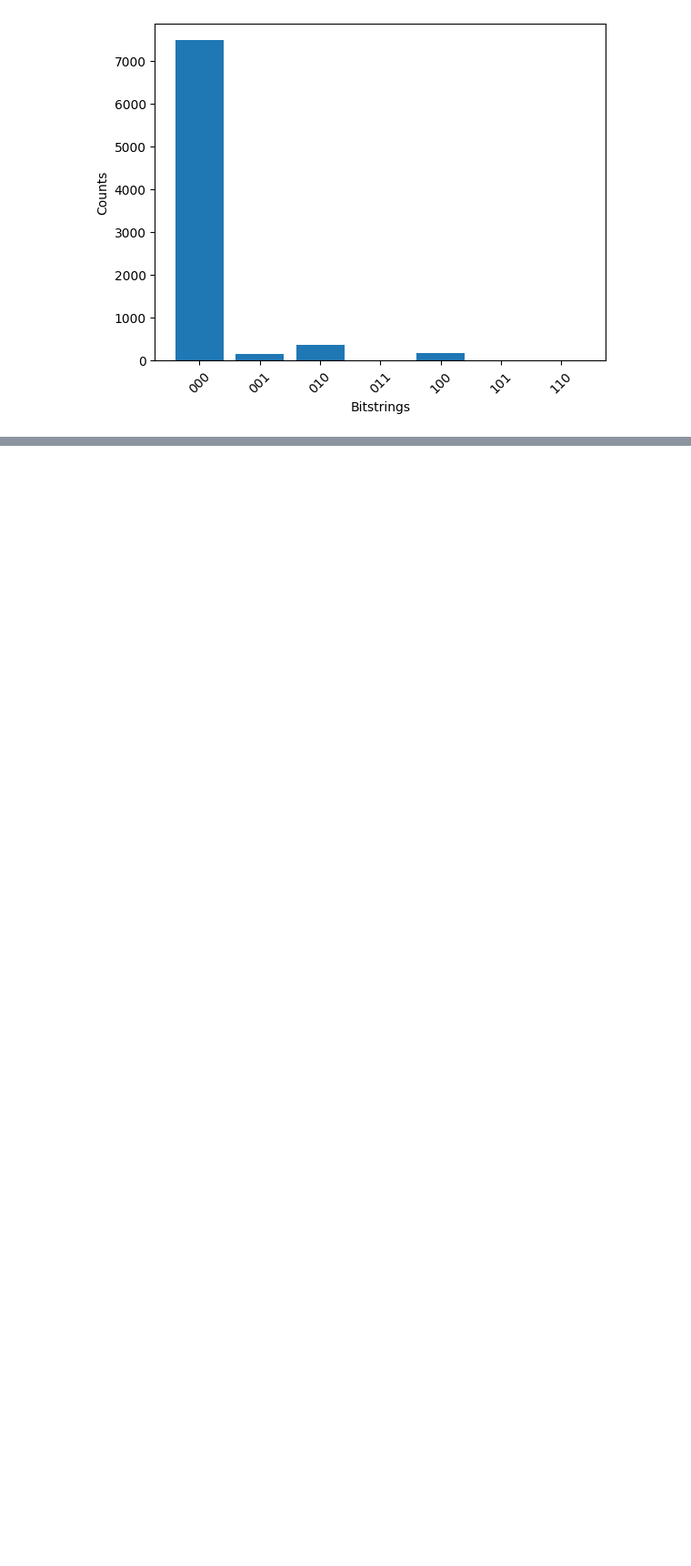
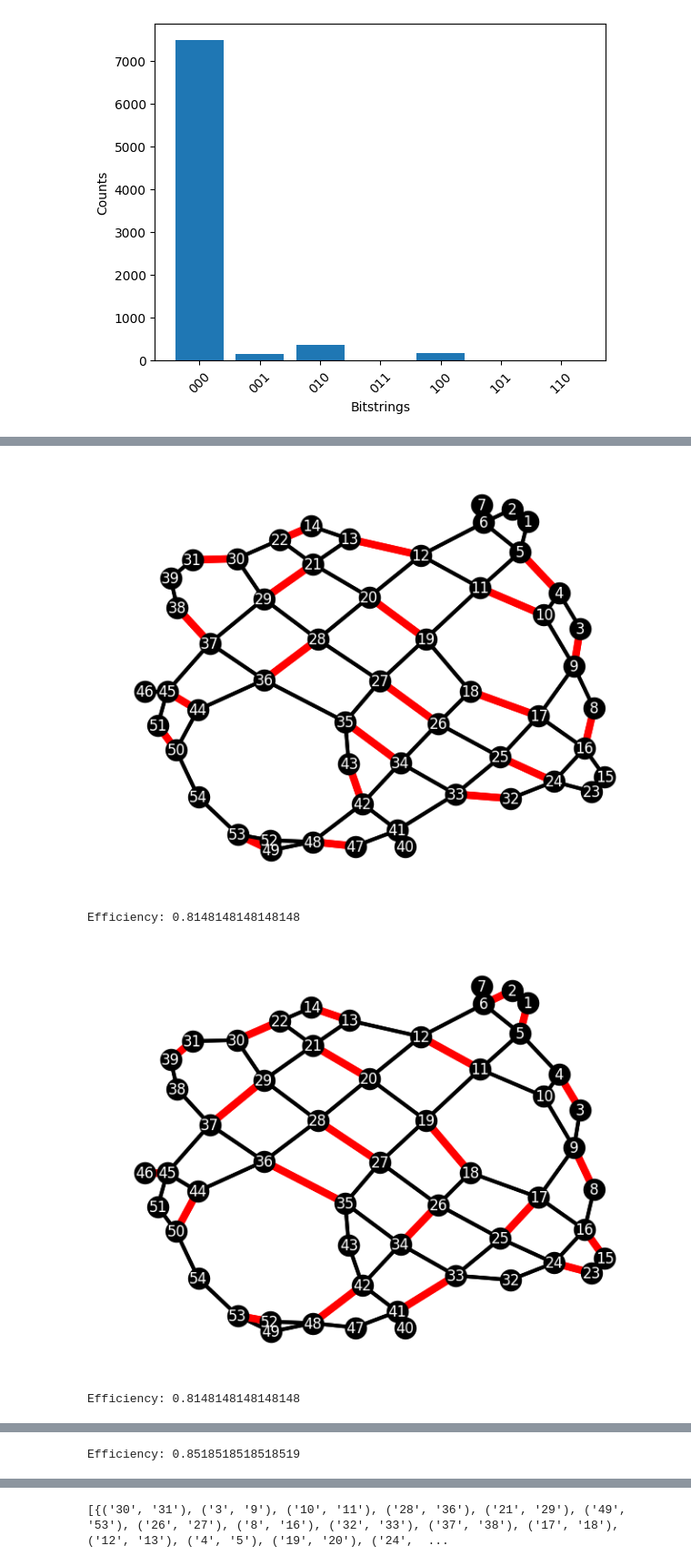
Before and after one commit to judemetcalf111/measurement-test, a Jupyter notebook: Circuit_Defs.ipynb, the cells around one changed output, grey strips where cells are left out. Shown at 91% size. Drawn from its saved outputs; the diff is of its cells as text; code cells hidden in the pictures; blank space fills up the shorter version.

```diff
--- a/Circuit_Defs.ipynb
+++ b/Circuit_Defs.ipynb
@@ -140,3 +146,15 @@ for emulator_counts in [Simple_Flip_emulator_counts,Simple_Identity_emulator_cou
 [figure]
 [figure]
 [figure]
+# %%
+device = AwsDevice(Devices.IQM.Emerald)
+
+execution_windows = device.properties.service.executionWindows
+connectivity_graph = device.properties.paradigm.connectivity
+calibration = device.properties.standardized.dict()
+
+print(f"The availability windows for {device.name}:\n{execution_windows}\n")
+print(f"The connectivity graph of the qubits for this device:\n {connectivity_graph}\n")
+# print("Calibration data:\n", json.dumps(calibration, sort_keys=True, indent=2))
+with open('AWS_Qubit_Calibration.json', 'w', encoding='utf-8') as f:
+    json.dump(calibration, f, indent=4) # 'indent=4' makes the file human-readable
@@ -142,0 +167,50 @@ for emulator_counts in [Simple_Flip_emulator_counts,Simple_Identity_emulator_cou
+# %%
+import graphconnector as gc
+
+G = device.topology_graph
+
+start_time = time.time()
+print("Initializing solver...")
+total_connectivity = device.properties.paradigm.connectivity.connectivityGraph
+qubits = [qub for qub in total_connectivity]
+qubits.sort(key=float)
+
+final_sets, solver = gc.generate_circuits(total_connectivity, max_sets=4, compaction = True, redundancy = True)
+
+end_time = time.time()
+
+print(f"\nDONE in {end_time - start_time:.4f} seconds.")
+print(f"Total Edges in Graph: {len(solver.all_edges)}")
+print("-" * 30)
+
+for i in range(len(final_sets)):
+
+    red_edges = list(final_sets[i])
+    connected_qubits = [str(qub_pair[0]) for qub_pair in red_edges] + [str(qub_pair[1]) for qub_pair in red_edges]
+    connected_qubits.sort(key=float)
+    # print("Connected Qubits:\n",connected_qubits,"\n")
+    # print("Total Qubits:\n",qubits,"\n")
+    print("Efficiency:", len(connected_qubits)/len(qubits))
+
+    # 3. Create a color map based on G.edges()
+    edge_colors = []
+    widths = []
+    for u, v in G.edges():
+        u = str(u)
+        v = str(v)
+        # Check if the edge (or its reverse) is in your red_subset
+        if (u, v) in red_edges or (v, u) in red_edges:
+            edge_colors.append('red')
+            widths.append(6)
+        else:
+            edge_colors.append('black')
+            widths.append(3)
+
+    black_edges = [e for e in G.edges() if e not in red_edges and (e[1], e[0]) not in red_edges]
+
+    if i == 0:
+        pos = nx.forceatlas2_layout(G)
+    nx.draw(G, pos, with_labels=True, edge_color=edge_colors, node_color = 'black' ,font_color="white", width = widths, arrows=False)
+    plt.show()
+print(final_sets)
+# %% [output]
@@ -142,0 +235,4 @@ for emulator_counts in [Simple_Flip_emulator_counts,Simple_Identity_emulator_cou
+[figure, added]
+Efficiency: 0.8148148148148148
+[figure, added]
+Efficiency: 0.8148148148148148
@@ -142,0 +240 @@ for emulator_counts in [Simple_Flip_emulator_counts,Simple_Identity_emulator_cou
+Efficiency: 0.8518518518518519
@@ -142,0 +242 @@ for emulator_counts in [Simple_Flip_emulator_counts,Simple_Identity_emulator_cou
+[{('30', '31'), ('3', '9'), ('10', '11'), ('28', '36'), ('21', '29'), ('49', '53'), ('26', '27'), ('8', '16'), ('32', '33'), ('37', '38'), ('17', '18'), ('12', '13'), ('4', '5'), ('19', '20'), ('24',  ...
```
Also changed, not shown: parts of 17 cells of this notebook, 9 other files.
